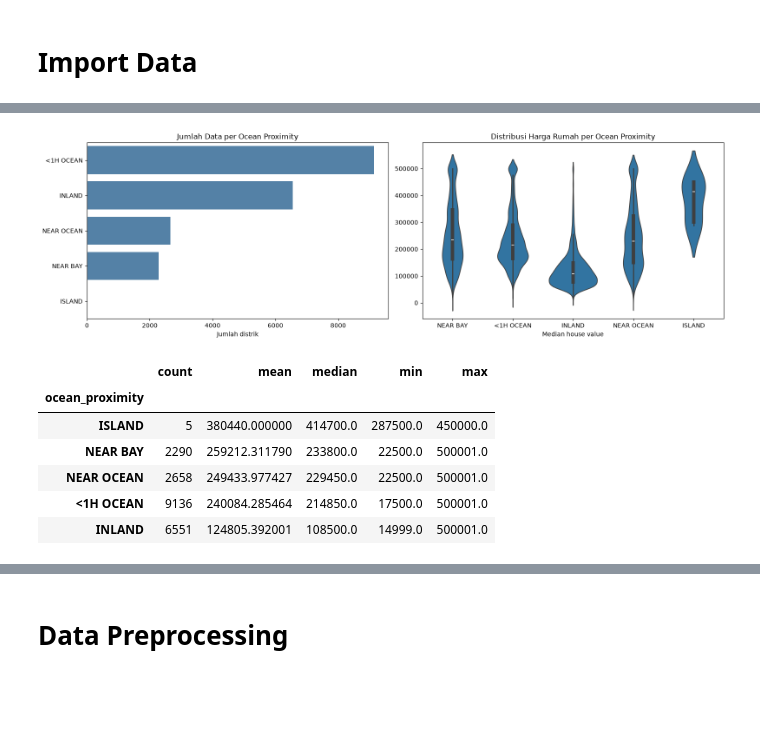
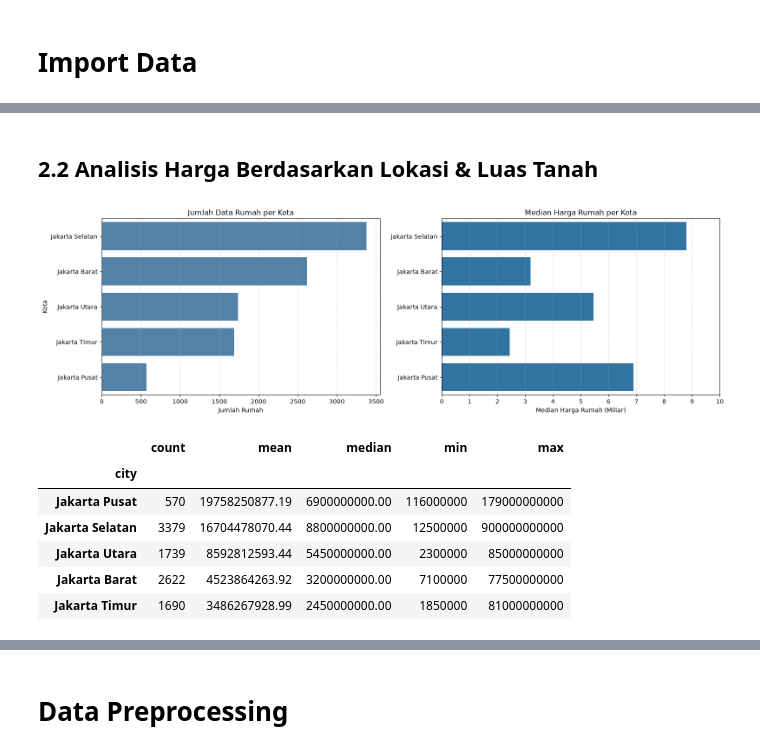
Before and after one commit to JuanRaphael/AgenPropertiLodan, a Jupyter notebook: notebooks/data_engineering.ipynb, the cells around one changed output, grey strips where cells are left out. Drawn from its saved outputs; the diff is of its cells as text; code cells hidden in the pictures; blank space fills up the shorter version.

```diff
--- a/notebooks/data_engineering.ipynb
+++ b/notebooks/data_engineering.ipynb
@@ -31,0 +39,4 @@ Preview data:
+# %%
+# Hapus Kolom Index
+raw_data = raw_data.drop(columns=['index'])
+display(raw_data.head())
@@ -33,0 +52,3 @@ Preview data:
+# %%
+data_explore = raw_data.copy()
+data_explore.head()
@@ -62,5 +87,6 @@ Ocean proximity unique
 Length: 5, dtype: str
 # %%
-raw_data.describe().T
+pd.set_option('display.float_format', lambda x: '%.2f' % x)
+data_explore.describe().T
 # %% [output]
 |  | count | mean | std | min | 25% | 50% | 75% | max |
@@ -76 +148,5 @@ raw_data.describe().T
+# %%
+# Copy Data untuk kepentingan membuat plot
+plot_data = data_explore.copy()
+plot_data["price_miliar"] = plot_data["price"] / 1e9
 # %%
@@ -125,36 +174,44 @@ plt.show()
+# %% [markdown]
+## 2.2 Analisis Harga Berdasarkan Lokasi & Luas Tanah
 # %%
-# Distribusi kategori dan harga rata-rata per kategori
-category_counts = raw_data["ocean_proximity"].value_counts().sort_values(ascending=False)
+category_counts = plot_data["city"].value_counts().sort_values(ascending=False)
 fig, axes = plt.subplots(1, 2, figsize=(16, 5))
 
 sns.barplot(x=category_counts.values, y=category_counts.index, ax=axes[0], color="steelblue")
-axes[0].set_title("Jumlah Data per Ocean Proximity")
-axes[0].set_xlabel("Jumlah distrik")
-axes[0].set_ylabel("")
+axes[0].grid(axis="x", linestyle="--", alpha=0.5)
+axes[0].set_title("Jumlah Data Rumah per Kota")
+axes[0].set_xlabel("Jumlah Rumah")
+axes[0].set_ylabel("Kota")
 
-sns.violinplot(
-    data=raw_data,
-    y="median_house_value",
-    x="ocean_proximity",
+sns.barplot(
+    data=plot_data,
+    x="price_miliar",
+    y="city",
+    order=category_counts.index,
+    estimator="median",
+    errorbar=None,
     ax=axes[1]
 )
-axes[1].set_title("Distribusi Harga Rumah per Ocean Proximity")
-axes[1].set_xlabel("Median house value")
+axes[1].set_xticks(np.arange(0, 11, 1))
+axes[1].grid(axis="x", linestyle="--", alpha=0.5)
+axes[1].set_title("Median Harga Rumah per Kota")
+axes[1].set_xlabel("Median Harga Rumah (Miliar)")
 axes[1].set_ylabel("")
+
 plt.tight_layout()
 plt.show()
 
 display(
-    raw_data.groupby("ocean_proximity")["median_house_value"]
+    plot_data.groupby("city")["price"]
     .agg(["count", "mean", "median", "min", "max"])
     .sort_values("mean", ascending=False)
 )
 # %% [output]
-[figure, old version]
+[figure, new version]
 |  | count | mean | median | min | max |
-| ocean_proximity |  |  |  |  |  |
-| ISLAND | 5 | 380440.000000 | 414700.0 | 287500.0 | 450000.0 |
-| NEAR BAY | 2290 | 259212.311790 | 233800.0 | 22500.0 | 500001.0 |
-| NEAR OCEAN | 2658 | 249433.977427 | 229450.0 | 22500.0 | 500001.0 |
-| <1H OCEAN | 9136 | 240084.285464 | 214850.0 | 17500.0 | 500001.0 |
-| INLAND | 6551 | 124805.392001 | 108500.0 | 14999.0 | 500001.0 |
+| city |  |  |  |  |  |
+| Jakarta Pusat | 570 | 19758250877.19 | 6900000000.00 | 116000000 | 179000000000 |
+| Jakarta Selatan | 3379 | 16704478070.44 | 8800000000.00 | 12500000 | 900000000000 |
+| Jakarta Utara | 1739 | 8592812593.44 | 5450000000.00 | 2300000 | 85000000000 |
+| Jakarta Barat | 2622 | 4523864263.92 | 3200000000.00 | 7100000 | 77500000000 |
+| Jakarta Timur | 1690 | 3486267928.99 | 2450000000.00 | 1850000 | 81000000000 |
```
Also changed, not shown: parts of 40 cells of this notebook.
